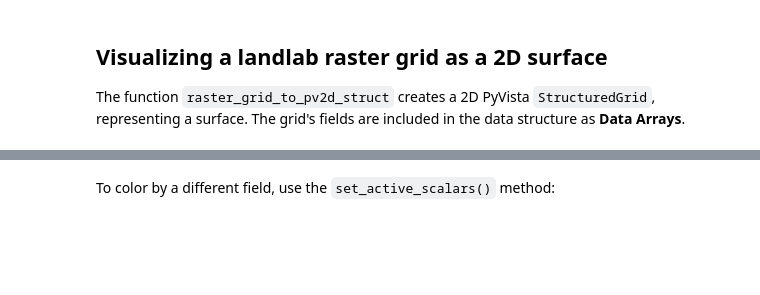
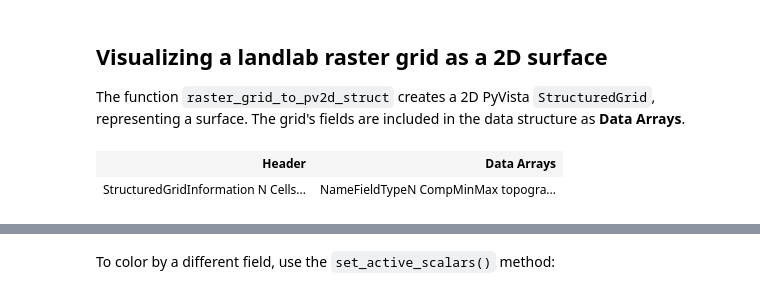
Before and after one commit to gregtucker/landlab-pyvista-tools-examples, a Jupyter notebook: notebooks/raster_grid_to_pyvista.ipynb, the cells around one changed output, grey strips where cells are left out. Cells and saved outputs as stored; diff of their text form; code cells hidden in the pictures; blank space fills up the shorter version.

```diff
--- a/notebooks/raster_grid_to_pyvista.ipynb
+++ b/notebooks/raster_grid_to_pyvista.ipynb
@@ -58,6 +62,11 @@ imshow_grid(rmg, s)
 
 The function `raster_grid_to_pv2d_struct` creates a 2D PyVista `StructuredGrid`, representing a surface. The grid's fields are included in the data structure as **Data Arrays**.
 # %%
-strucgrid_2d_nodes = raster_grid_to_pv2d_struct(rmg, "topographic__elevation")
-strucgrid_2d_nodes
+node_mesh, cnr_mesh = grid_to_pv(
+    rmg, field_for_node_z="topographic__elevation", field_for_corner_z="z_at_corners"
+)
+node_mesh
+# %% [output]
+| Header | Data Arrays |
+| StructuredGridInformation N Cells... | NameFieldTypeN CompMinMax topogra... |
 # %%
```
Also changed, not shown: parts of 8 cells of this notebook.
